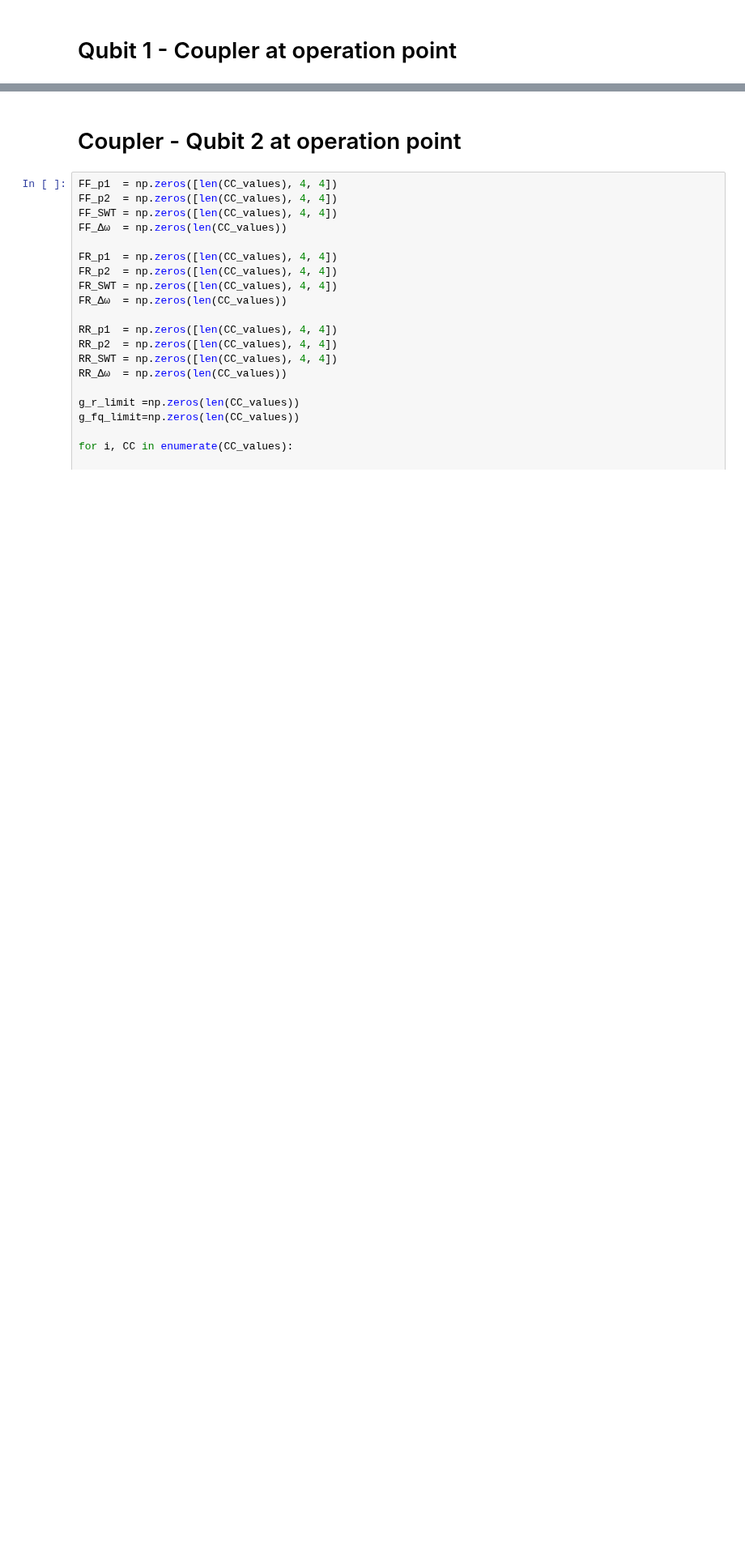
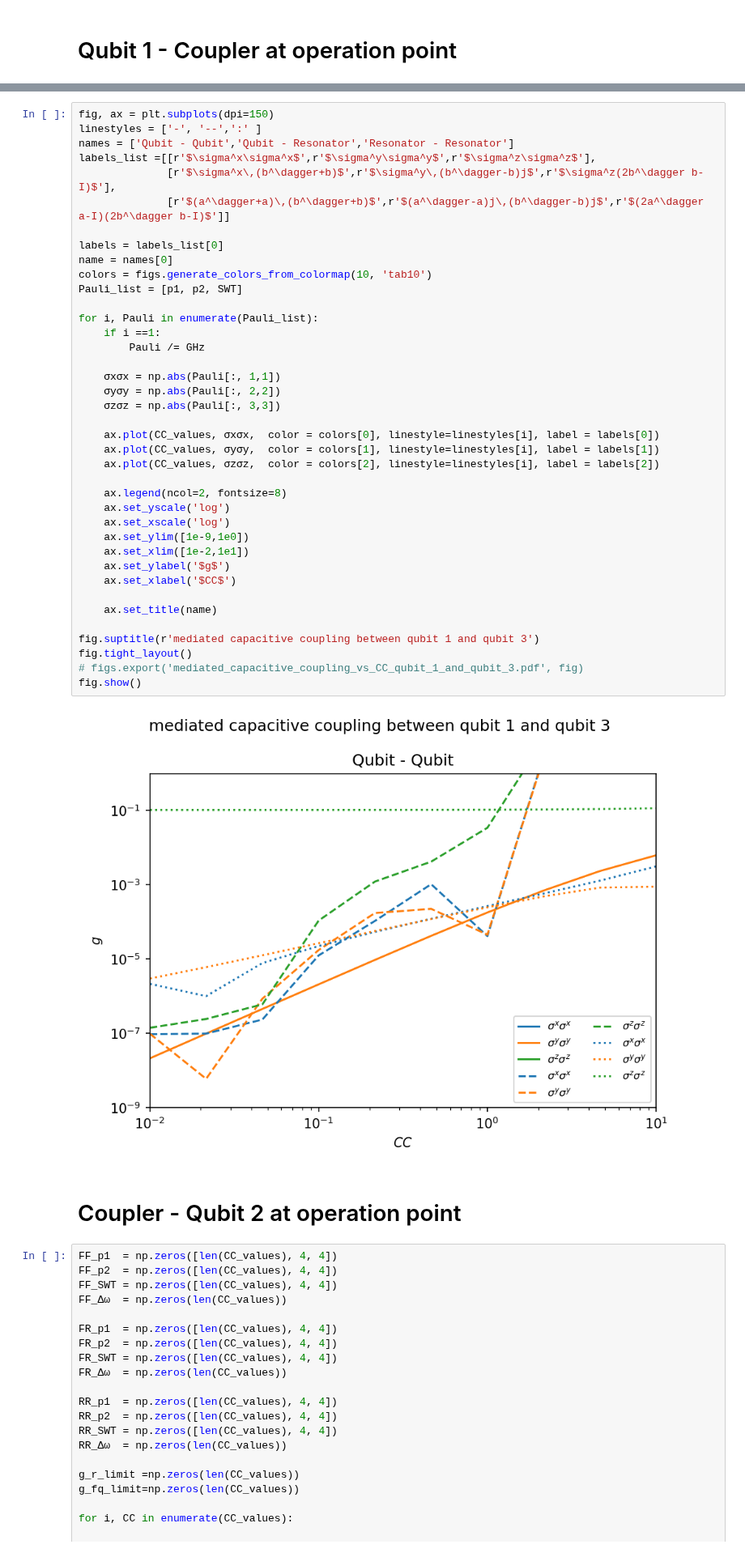
Before and after one commit to GabrielJauma/tunable-capacitive-coupling-flux-qubits, a Jupyter notebook: KIT/Experiments/qubit_C_qubit_C_qubit - coupling analysis.ipynb, the cells around one changed output, grey strips where cells are left out. Shown at 81% size. Drawn from its saved outputs; the diff is of its cells as text; blank space fills up the shorter version.

```diff
--- a/KIT/Experiments/qubit_C_qubit_C_qubit - coupling analysis.ipynb
+++ b/KIT/Experiments/qubit_C_qubit_C_qubit - coupling analysis.ipynb
@@ -316,3 +148,44 @@ fig.show()
+# %%
+fig, ax = plt.subplots(dpi=150)
+linestyles = ['-', '--',':' ]
+names = ['Qubit - Qubit','Qubit - Resonator','Resonator - Resonator']
+labels_list =[[r'$\sigma^x\sigma^x$',r'$\sigma^y\sigma^y$',r'$\sigma^z\sigma^z$'],
+              [r'$\sigma^x\,(b^\dagger+b)$',r'$\sigma^y\,(b^\dagger-b)j$',r'$\sigma^z(2b^\dagger b-I)$'],
+              [r'$(a^\dagger+a)\,(b^\dagger+b)$',r'$(a^\dagger-a)j\,(b^\dagger-b)j$',r'$(2a^\dagger a-I)(2b^\dagger b-I)$']]
+
+labels = labels_list[0]
+name = names[0]
+colors = figs.generate_colors_from_colormap(10, 'tab10')
+Pauli_list = [p1, p2, SWT]
+
+for i, Pauli in enumerate(Pauli_list):
+    if i ==1:
+        Pauli /= GHz
+
+    σxσx = np.abs(Pauli[:, 1,1])
+    σyσy = np.abs(Pauli[:, 2,2])
+    σzσz = np.abs(Pauli[:, 3,3])
+
+    ax.plot(CC_values, σxσx,  color = colors[0], linestyle=linestyles[i], label = labels[0])
+    ax.plot(CC_values, σyσy,  color = colors[1], linestyle=linestyles[i], label = labels[1])
+    ax.plot(CC_values, σzσz,  color = colors[2], linestyle=linestyles[i], label = labels[2])
+
+    ax.legend(ncol=2, fontsize=8)
+    ax.set_yscale('log')
+    ax.set_xscale('log')
+    ax.set_ylim([1e-9,1e0])
+    ax.set_xlim([1e-2,1e1])
+    ax.set_ylabel('$g$')
+    ax.set_xlabel('$CC$')
+
+    ax.set_title(name)
+
+fig.suptitle(r'mediated capacitive coupling between qubit 1 and qubit 3')
+fig.tight_layout()
+# figs.export('mediated_capacitive_coupling_vs_CC_qubit_1_and_qubit_3.pdf', fig)
+fig.show()
+# %% [output]
+[figure, added]
 # %% [markdown]
 # Coupler - Qubit 2 at operation point
 # %%
```
Also changed, not shown: parts of 15 cells of this notebook, 1 other file.
